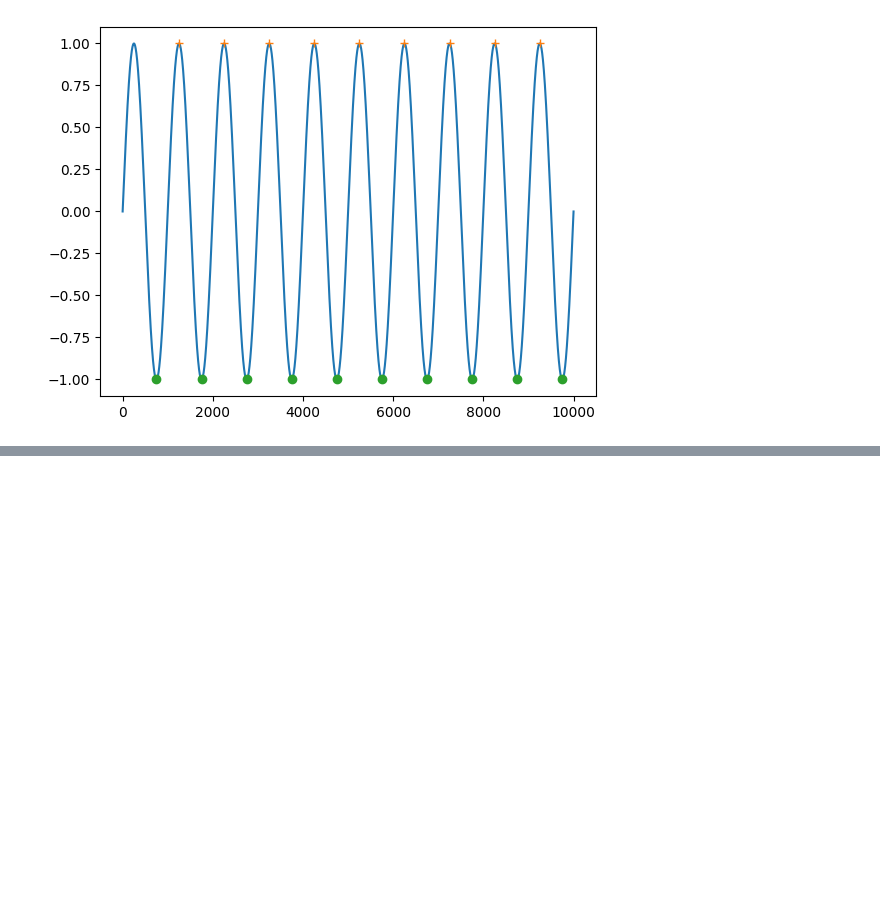
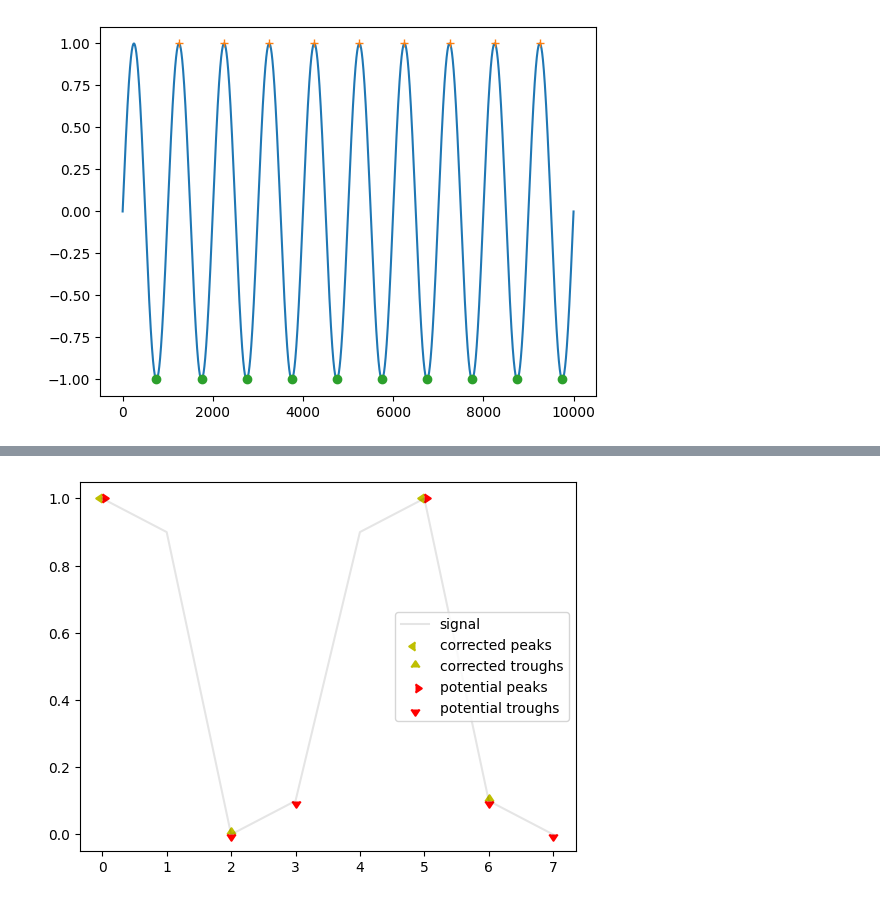
Before and after one commit to Rima-ag/breathmetrics-python, a Jupyter notebook: test.ipynb, the cells around one changed output, grey strips where cells are left out. Saved outputs shown, nothing was run; the diff lists cells and outputs as text; code cells hidden in the pictures; blank space fills up the shorter version.

```diff
--- a/test.ipynb
+++ b/test.ipynb
@@ -23,0 +51,9 @@ _ = plt.plot(troughs_idx, y[troughs_idx], 'o')
+# %%
+remove_trough = np.array([1, .9, 0, .1, .9, 1, .1, 0])
+potential_peaks = [0, 5]
+potential_troughs = [2, 3, 6, 7]
+corrected_peaks, corrected_troughs = find_corrected_extrema(remove_trough, [0, 5], [2, 3, 6, 7])
+
+plot_corrected_vs_potential(remove_trough, potential_peaks, potential_troughs, corrected_peaks, corrected_troughs)
+# %% [output]
+[figure, added]
```
Also changed, not shown: parts of 5 cells of this notebook, 1 other file.
